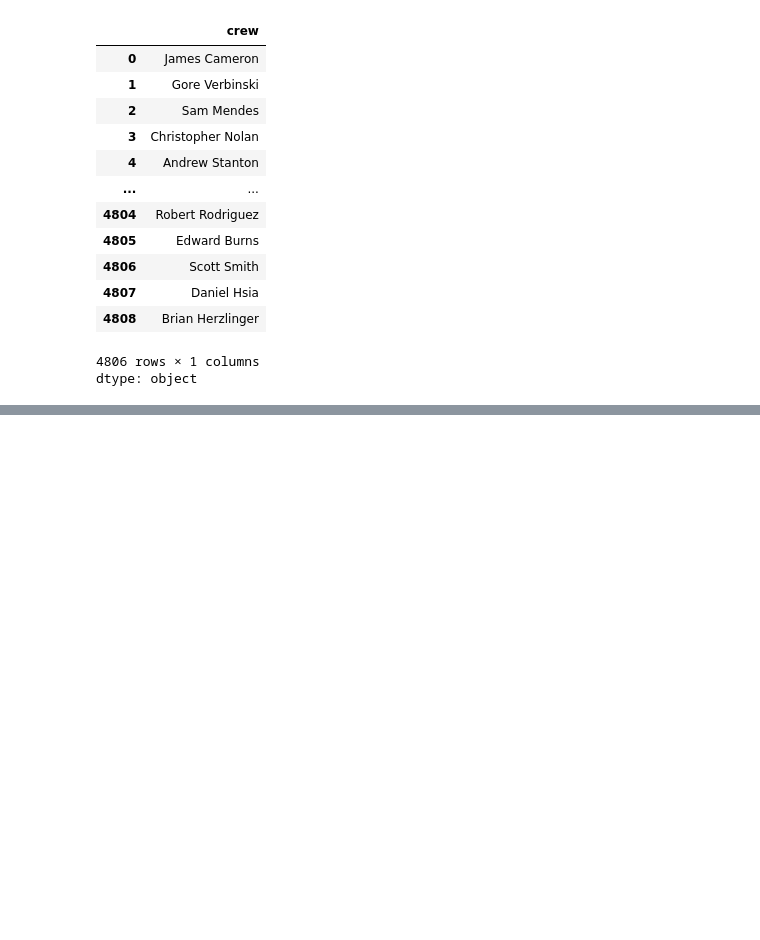
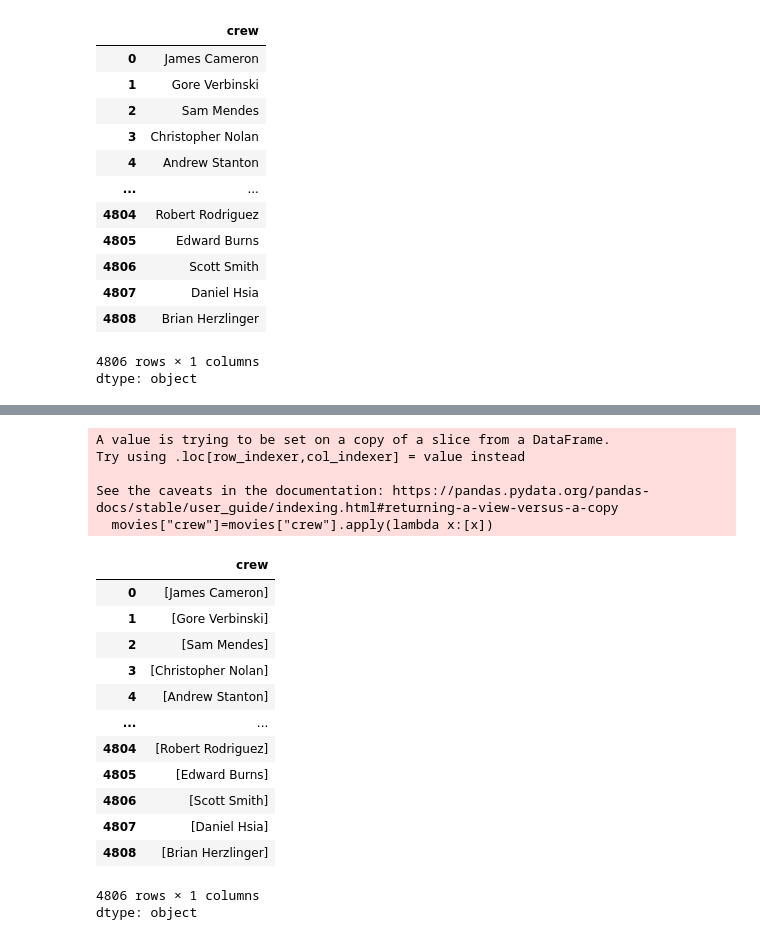
Before and after one commit to nakibahsan299-debug/Movie-Recommendation-System, a Jupyter notebook: Movie_Recommendation.ipynb, the cells around one changed output, grey strips where cells are left out. Cells and saved outputs as stored; diff of their text form; code cells hidden in the pictures; blank space fills up the shorter version.

```diff
--- a/Movie_Recommendation.ipynb
+++ b/Movie_Recommendation.ipynb
@@ -300,3 +300,29 @@ movies.head(5)
 | 2 | 206647 | Spectre | [Action, Adventure, Crime] | A cryptic message from Bond’s pas... | [spy, based on novel, secret agen... | [Daniel Craig, Christoph Waltz, L... | Sam Mendes |
 | 3 | 49026 | The Dark Knight Rises | [Action, Crime, Drama, Thriller] | Following the death of District A... | [dc comics, crime fighter, terror... | [Christian Bale, Michael Caine, G... | Christopher Nolan |
 | 4 | 49529 | John Carter | [Action, Adventure, Science Fiction] | John Carter is a war-weary, forme... | [based on novel, mars, medallion,... | [Taylor Kitsch, Lynn Collins, Sam... | Andrew Stanton |
+# %%
+#Applying lambda function to each director to put them inside a list
+movies["crew"]=movies["crew"].apply(lambda x:[x])
+# %% [output]
+A value is trying to be set on a copy of a slice from a DataFrame.
+Try using .loc[row_indexer,col_indexer] = value instead
+
+See the caveats in the documentation: https://pandas.pydata.org/pandas-docs/stable/user_guide/indexing.html#returning-a-view-versus-a-copy
+  movies["crew"]=movies["crew"].apply(lambda x:[x])
+# %%
+movies["crew"]
+# %% [output]
+|  | crew |
+| 0 | [James Cameron] |
+| 1 | [Gore Verbinski] |
+| 2 | [Sam Mendes] |
+| 3 | [Christopher Nolan] |
+| 4 | [Andrew Stanton] |
+| ... | ... |
+| 4804 | [Robert Rodriguez] |
+| 4805 | [Edward Burns] |
+| 4806 | [Scott Smith] |
+| 4807 | [Daniel Hsia] |
+| 4808 | [Brian Herzlinger] |
+4806 rows × 1 columns
+dtype: object
```
Also changed, not shown: parts of 1 cell of this notebook.
